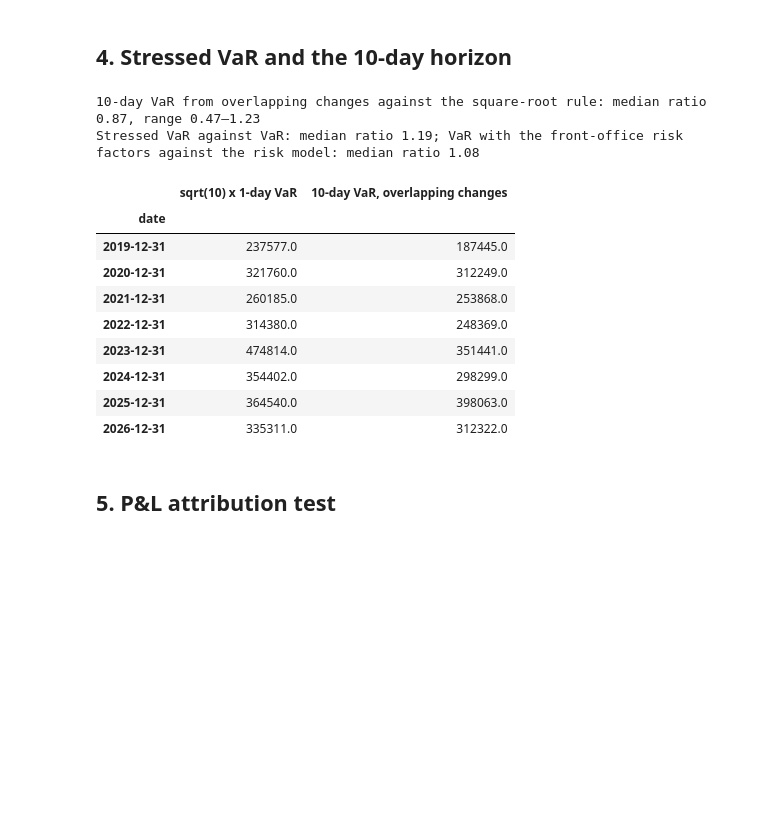
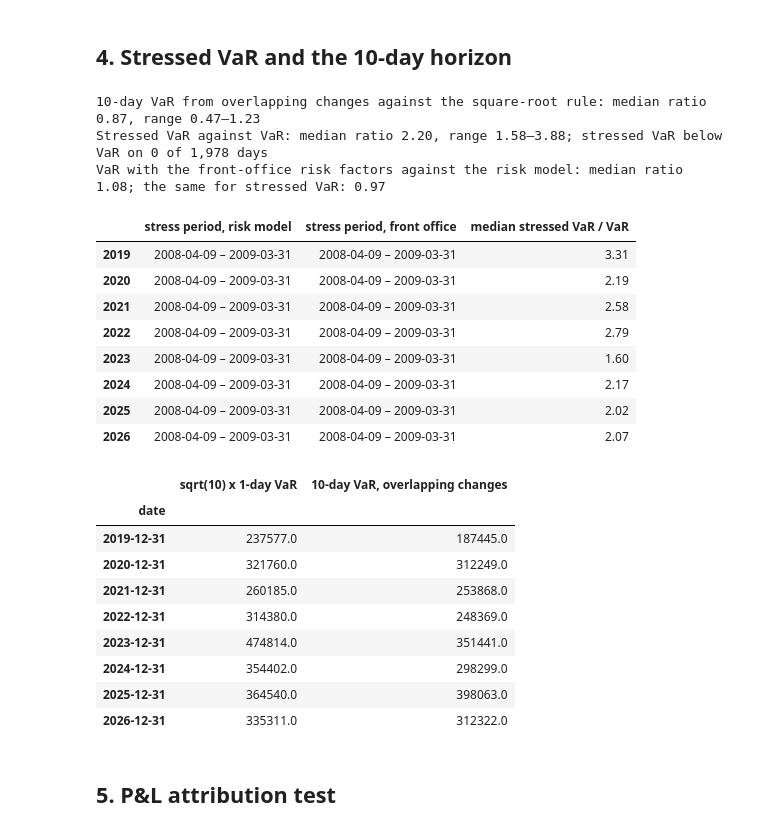
Before and after one commit to MangirdasMikalkenas/Weather_as_a_price_driver_-_Lithuanian_day-ahead_power_prices-_2023-2026, a Jupyter notebook: notebooks/05_bank_portfolio.ipynb, the cells around one changed output. Drawn from its saved outputs; the diff is of its cells as text; code cells hidden in the pictures; blank space fills up the shorter version.

```diff
--- a/notebooks/05_bank_portfolio.ipynb
+++ b/notebooks/05_bank_portfolio.ipynb
@@ -149,6 +151,7 @@ Front-office value on the inception day: 10,000,000 €; on the last day: 11,045
 # %%
 # Daily risk-factor changes: absolute for rates (they were negative for years), logarithmic for the exchange rate.
 D_AAA, D_GOVT, D_LOGFX = np.diff(AAA, axis=0), np.diff(GOVT, axis=0), np.diff(np.log(FX))   # row i: day i -> i + 1
+var_es = partial(backtests.var_es, var_level=VAR_LEVEL, es_level=ES_LEVEL)   # numpy's "linear" quantile by default
 
 
 def scenario_pnl(t, rows, model="risk model"):
@@ -160,28 +163,47 @@ def scenario_pnl(t, rows, model="risk model"):
     return front_office(aaa, govt, usd) - front_office(AAA[t - 1], GOVT[t - 1], FX[t - 1])
 
 
-def var_es(pnl, var_level=VAR_LEVEL, es_level=ES_LEVEL):
-    return -np.quantile(pnl, 1 - var_level), -pnl[pnl <= np.quantile(pnl, 1 - es_level)].mean()
+def stress_window(review, model):
+    # The stress period, chosen without hindsight: of the 250-day windows of daily changes known at the close of day
+    # `review`, the one that gives the portfolio of that day its largest VaR. The windows start every STRESS_STEP days
+    # from the first day of the data, so each year finds the same period again unless a more stressful one appears.
+    starts = np.arange(0, review - WINDOW + 1, STRESS_STEP)
+    var = [var_es(scenario_pnl(review + 1, np.arange(s, s + WINDOW), model))[0] for s in starts]
+    return np.arange(starts[np.argmax(var)], starts[np.argmax(var)] + WINDOW)
 
 
 first = DATES.get_indexer([pd.Timestamp(BACKTEST[0])], method="backfill")[0]
 last = DATES.get_indexer([pd.Timestamp(BACKTEST[1])], method="pad")[0]
-stress_rows = np.where((DATES[1:] >= STRESS_WINDOW[0]) & (DATES[1:] <= STRESS_WINDOW[1]))[0]
+stress = {}                                            # year -> the stress window of each model, reviewed at the year-end before
+for year in sorted({d.year for d in DATES[first:last + 1]}):
+    review = DATES.get_indexer([pd.Timestamp(f"{year}-01-01")], method="backfill")[0] - 1
+    stress[year] = {model: stress_window(review, model) for model in ("risk model", "front office")}
+stress_periods = pd.DataFrame({year: {f"stress period, {model}": f"{DATES[w[0]].date()} – {DATES[w[-1] + 1].date()}"
+                                      for model, w in chosen.items()} for year, chosen in stress.items()}).T
+
 hpl = np.diff(value_fo.to_numpy())                     # hypothetical P&L: front-office revaluation
 rows, samples = [], []
 for t in range(first, last + 1):
     window = np.arange(t - 1 - WINDOW, t - 1)
     model = scenario_pnl(t, window)
     var, es = var_es(model)
-    rows.append({"date": DATES[t], "HPL": hpl[t - 1], "VaR 99%": var, "VaR 97.5%": var_es(model, var_level=ES_LEVEL)[0],
-                 "ES 97.5%": es, "VaR 99%, front-office risk factors": var_es(scenario_pnl(t, window, "front office"))[0],
-                 "stressed VaR 99%": var_es(scenario_pnl(t, stress_rows))[0]})
+    stressed = stress[DATES[t].year]
+    rows.append({"date": DATES[t], "HPL": hpl[t - 1], "VaR 99%": var,
+                 "VaR 99%, third-worst loss": var_es(model, method="inverted_cdf")[0],
+                 "VaR 97.5%": var_es(model, var_level=ES_LEVEL)[0], "ES 97.5%": es,
+                 "VaR 99%, front-office risk factors": var_es(scenario_pnl(t, window, "front office"))[0],
+                 "stressed VaR 99%": var_es(scenario_pnl(t, stressed["risk model"]))[0],
+                 "stressed VaR 99%, front-office risk factors":
+                     var_es(scenario_pnl(t, stressed["front office"], "front office"))[0]})
     samples.append(model)
 risk = pd.DataFrame(rows).set_index("date")
 print(f"{len(risk):,} backtest days, {risk.index.min().date()} – {risk.index.max().date()}")
 
+# The 99% VaR twice: numpy's interpolated quantile (between the 3rd- and 4th-worst of 250 losses) and the
+# third-worst loss itself, a common convention in banks
 results = []
-for level, column in [(0.99, "VaR 99%"), (0.975, "VaR 97.5%"), (0.99, "VaR 99%, front-office risk factors")]:
+for level, column in [(0.99, "VaR 99%"), (0.99, "VaR 99%, third-worst loss"), (0.975, "VaR 97.5%"),
+                      (0.99, "VaR 99%, front-office risk factors")]:
     hits = (risk["HPL"] < -risk[column]).astype(int)
     res = backtests.backtest(hits.to_numpy(), 1 - level)
     res["zones by year"] = ", ".join(f"{y}: {traffic_light(h.sum(), len(h), 1 - level)}" for y, h in hits.groupby(hits.index.year))
@@ -234,35 +257,49 @@ plt.show()
 # %%
 # 10-day VaR two ways: the square-root-of-time rule, and historical simulation on overlapping 10-day changes
 ten_day = []
 for t in range(first, last + 1, 20):                     # every 20th day is enough to compare the two
     starts = np.arange(t - 1 - WINDOW, t - HORIZON)
     aaa = AAA[t - 1] + np.array([D_AAA[s:s + HORIZON].sum(axis=0) for s in starts])
     usd = FX[t - 1] * np.exp(np.array([D_LOGFX[s:s + HORIZON].sum() for s in starts]))
     pnl10 = risk_model(aaa, usd) - risk_model(AAA[t - 1], FX[t - 1])
     ten_day.append({"date": DATES[t], "sqrt(10) x 1-day VaR": np.sqrt(HORIZON) * risk.loc[DATES[t], "VaR 99%"],
-                    "10-day VaR, overlapping changes": -np.quantile(pnl10, 1 - VAR_LEVEL)})
+                    "10-day VaR, overlapping changes": var_es(pnl10)[0]})
 ten_day = pd.DataFrame(ten_day).set_index("date")
 ratio = ten_day["10-day VaR, overlapping changes"] / ten_day["sqrt(10) x 1-day VaR"]
 stressed_ratio = risk["stressed VaR 99%"] / risk["VaR 99%"]
 fo_ratio = risk["VaR 99%, front-office risk factors"] / risk["VaR 99%"]
+fo_stressed_ratio = risk["stressed VaR 99%, front-office risk factors"] / risk["stressed VaR 99%"]
 print(f"10-day VaR from overlapping changes against the square-root rule: median ratio {ratio.median():.2f}, "
       f"range {ratio.min():.2f}–{ratio.max():.2f}")
-print(f"Stressed VaR against VaR: median ratio {stressed_ratio.median():.2f}; "
-      f"VaR with the front-office risk factors against the risk model: median ratio {fo_ratio.median():.2f}")
+print(f"Stressed VaR against VaR: median ratio {stressed_ratio.median():.2f}, range {stressed_ratio.min():.2f}–"
+      f"{stressed_ratio.max():.2f}; stressed VaR below VaR on {int((stressed_ratio < 1).sum())} of {len(risk):,} days")
+print(f"VaR with the front-office risk factors against the risk model: median ratio {fo_ratio.median():.2f}; "
+      f"the same for stressed VaR: {fo_stressed_ratio.median():.2f}")
+display(stress_periods.assign(**{"median stressed VaR / VaR": stressed_ratio.groupby(stressed_ratio.index.year).median().round(2)}))
 ten_day.resample("YE").mean().round(0)
 # %% [output]
 10-day VaR from overlapping changes against the square-root rule: median ratio 0.87, range 0.47–1.23
-Stressed VaR against VaR: median ratio 1.19; VaR with the front-office risk factors against the risk model: median ratio 1.08
+Stressed VaR against VaR: median ratio 2.20, range 1.58–3.88; stressed VaR below VaR on 0 of 1,978 days
+VaR with the front-office risk factors against the risk model: median ratio 1.08; the same for stressed VaR: 0.97
-|  | sqrt(10) x 1-day VaR | 10-day VaR, overlapping changes |
-| date |  |  |
-| 2019-12-31 | 237577.0 | 187445.0 |
-| 2020-12-31 | 321760.0 | 312249.0 |
-| 2021-12-31 | 260185.0 | 253868.0 |
-| 2022-12-31 | 314380.0 | 248369.0 |
-| 2023-12-31 | 474814.0 | 351441.0 |
-| 2024-12-31 | 354402.0 | 298299.0 |
-| 2025-12-31 | 364540.0 | 398063.0 |
-| 2026-12-31 | 335311.0 | 312322.0 |
+|  | stress period, risk model | stress period, front office | median stressed VaR / VaR |
+| 2019 | 2008-04-09 – 2009-03-31 | 2008-04-09 – 2009-03-31 | 3.31 |
+| 2020 | 2008-04-09 – 2009-03-31 | 2008-04-09 – 2009-03-31 | 2.19 |
+| 2021 | 2008-04-09 – 2009-03-31 | 2008-04-09 – 2009-03-31 | 2.58 |
+| 2022 | 2008-04-09 – 2009-03-31 | 2008-04-09 – 2009-03-31 | 2.79 |
+| 2023 | 2008-04-09 – 2009-03-31 | 2008-04-09 – 2009-03-31 | 1.60 |
+| 2024 | 2008-04-09 – 2009-03-31 | 2008-04-09 – 2009-03-31 | 2.17 |
+| 2025 | 2008-04-09 – 2009-03-31 | 2008-04-09 – 2009-03-31 | 2.02 |
+| 2026 | 2008-04-09 – 2009-03-31 | 2008-04-09 – 2009-03-31 | 2.07 |
+|  | sqrt(10) x 1-day VaR | 10-day VaR, overlapping changes |
+| date |  |  |
+| 2019-12-31 | 237577.0 | 187445.0 |
+| 2020-12-31 | 321760.0 | 312249.0 |
+| 2021-12-31 | 260185.0 | 253868.0 |
+| 2022-12-31 | 314380.0 | 248369.0 |
+| 2023-12-31 | 474814.0 | 351441.0 |
+| 2024-12-31 | 354402.0 | 298299.0 |
+| 2025-12-31 | 364540.0 | 398063.0 |
+| 2026-12-31 | 335311.0 | 312322.0 |
 # %% [markdown]
 ## 5. P&L attribution test
 # %%
```
Also changed, not shown: parts of 10 cells of this notebook, 16 other files.
